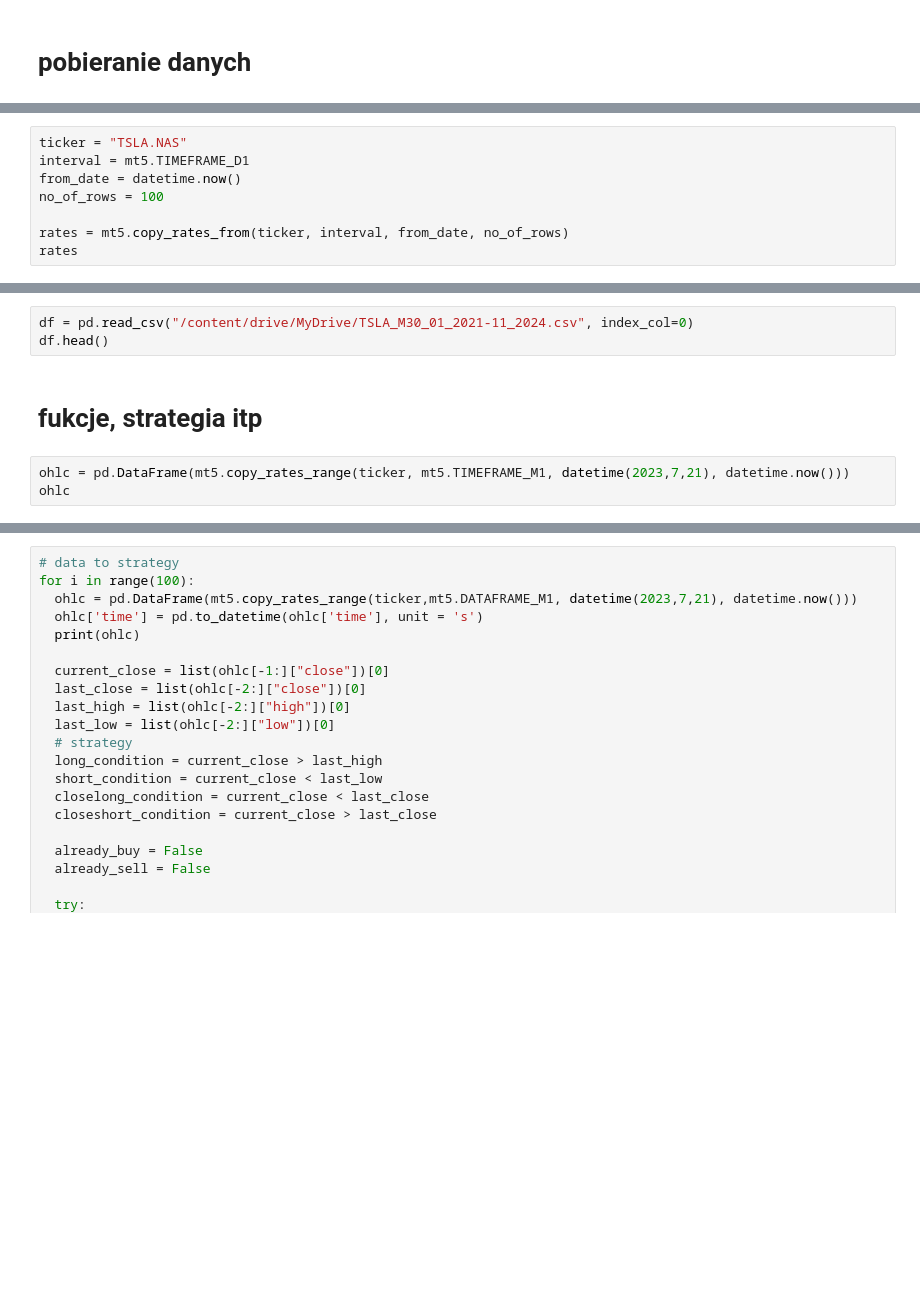
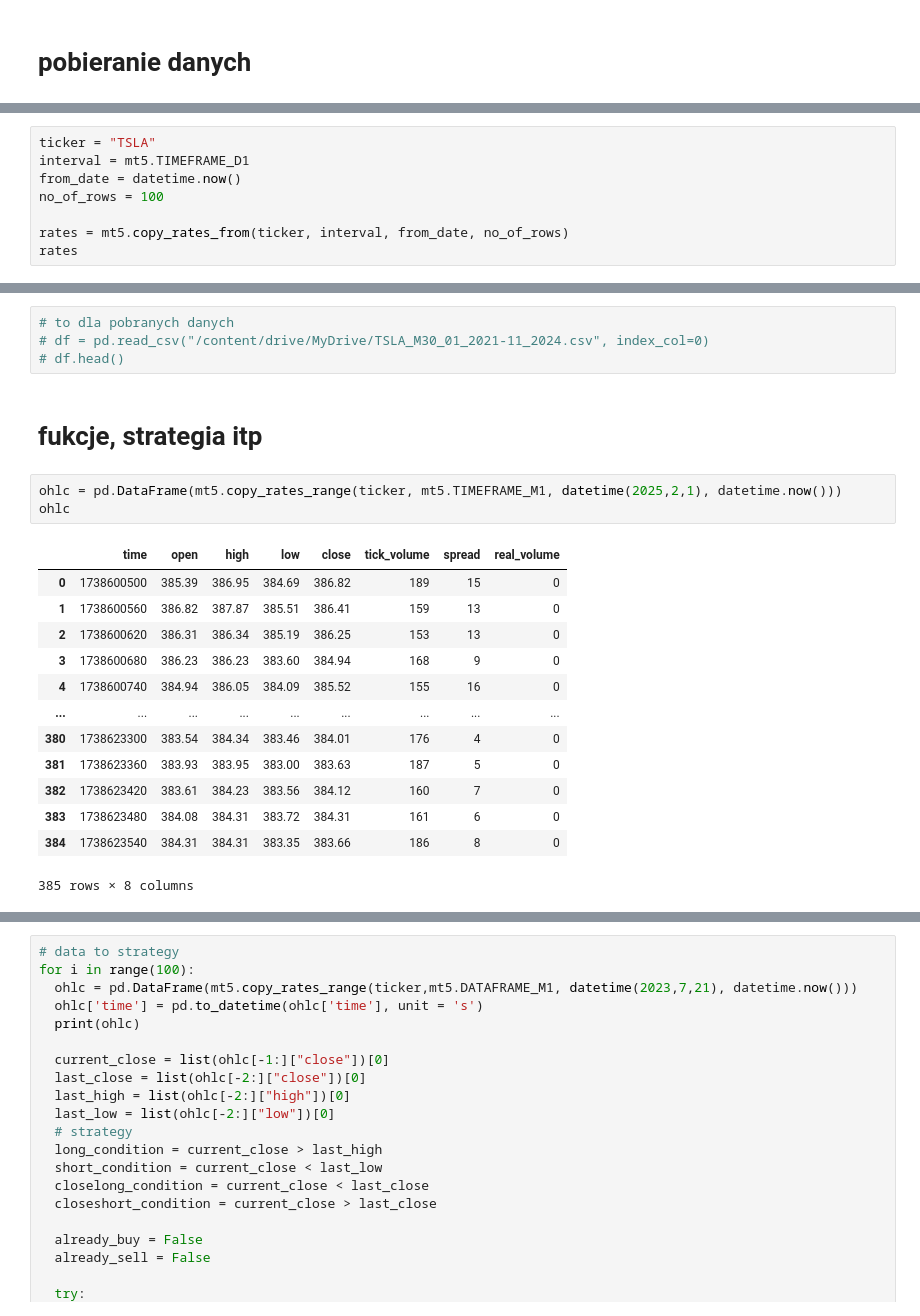
Before and after one commit to kgudalewski/trading, a Jupyter notebook: trading_bot.ipynb, the cells around one changed output, grey strips where cells are left out. Saved outputs shown, nothing was run; the diff lists cells and outputs as text; blank space fills up the shorter version.

```diff
--- a/trading_bot.ipynb
+++ b/trading_bot.ipynb
@@ -35,5 +50,5 @@ mt5.login(login, password, server)
 # %%
-ticker = "TSLA.NAS"
+ticker = "TSLA"
 interval = mt5.TIMEFRAME_D1
 from_date = datetime.now()
 no_of_rows = 100
@@ -59,11 +136,26 @@ mt5.symbol_info(ticker)._asdict()
 # %%
-df = pd.read_csv("/content/drive/MyDrive/TSLA_M30_01_2021-11_2024.csv", index_col=0)
-df.head()
+# to dla pobranych danych
+# df = pd.read_csv("/content/drive/MyDrive/TSLA_M30_01_2021-11_2024.csv", index_col=0)
+# df.head()
 # %% [markdown]
 # fukcje, strategia itp
 # %%
-ohlc = pd.DataFrame(mt5.copy_rates_range(ticker, mt5.TIMEFRAME_M1, datetime(2023,7,21), datetime.now()))
+ohlc = pd.DataFrame(mt5.copy_rates_range(ticker, mt5.TIMEFRAME_M1, datetime(2025,2,1), datetime.now()))
 ohlc
+# %% [output]
+|  | time | open | high | low | close | tick_volume | spread | real_volume |
+| 0 | 1738600500 | 385.39 | 386.95 | 384.69 | 386.82 | 189 | 15 | 0 |
+| 1 | 1738600560 | 386.82 | 387.87 | 385.51 | 386.41 | 159 | 13 | 0 |
+| 2 | 1738600620 | 386.31 | 386.34 | 385.19 | 386.25 | 153 | 13 | 0 |
+| 3 | 1738600680 | 386.23 | 386.23 | 383.60 | 384.94 | 168 | 9 | 0 |
+| 4 | 1738600740 | 384.94 | 386.05 | 384.09 | 385.52 | 155 | 16 | 0 |
+| ... | ... | ... | ... | ... | ... | ... | ... | ... |
+| 380 | 1738623300 | 383.54 | 384.34 | 383.46 | 384.01 | 176 | 4 | 0 |
+| 381 | 1738623360 | 383.93 | 383.95 | 383.00 | 383.63 | 187 | 5 | 0 |
+| 382 | 1738623420 | 383.61 | 384.23 | 383.56 | 384.12 | 160 | 7 | 0 |
+| 383 | 1738623480 | 384.08 | 384.31 | 383.72 | 384.31 | 161 | 6 | 0 |
+| 384 | 1738623540 | 384.31 | 384.31 | 383.35 | 383.66 | 186 | 8 | 0 |
+385 rows × 8 columns
 # %%
 # funkcje
 
```
Also changed, not shown: parts of 18 cells of this notebook.
